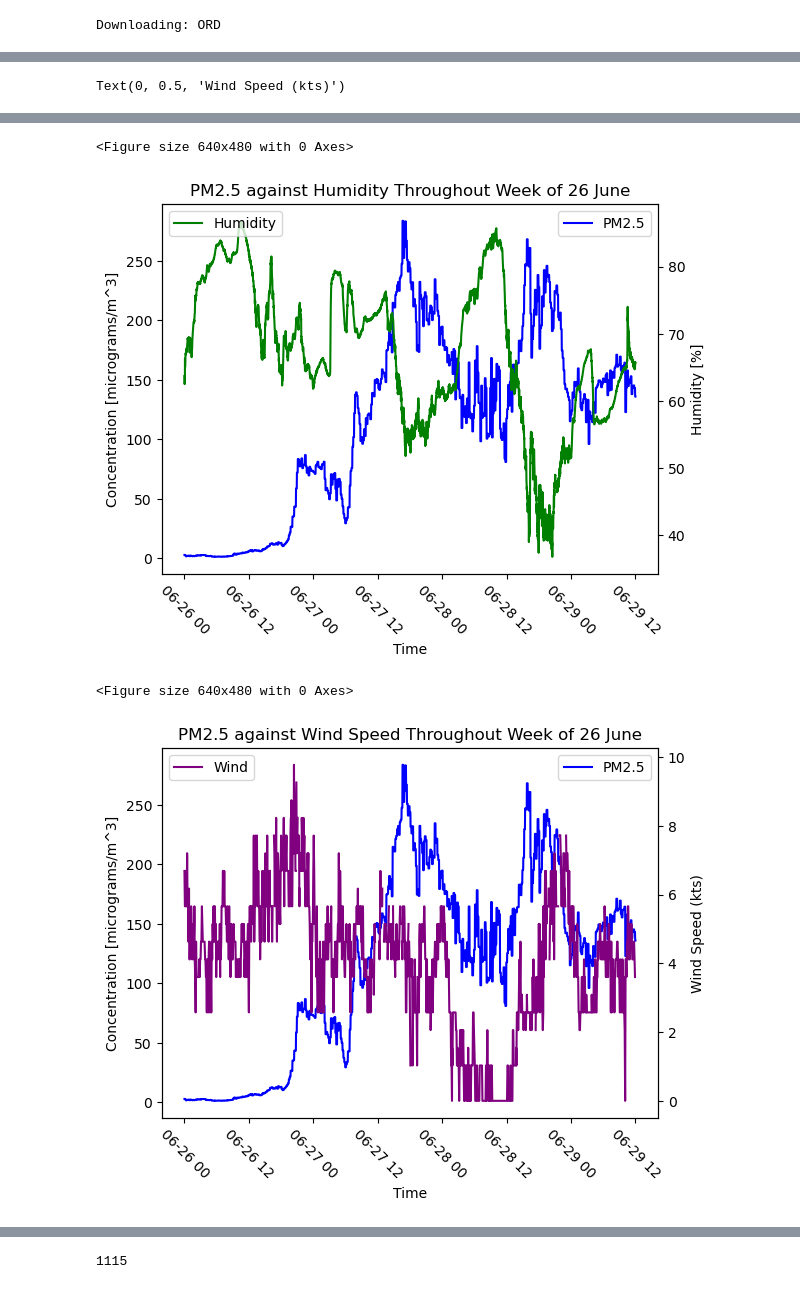
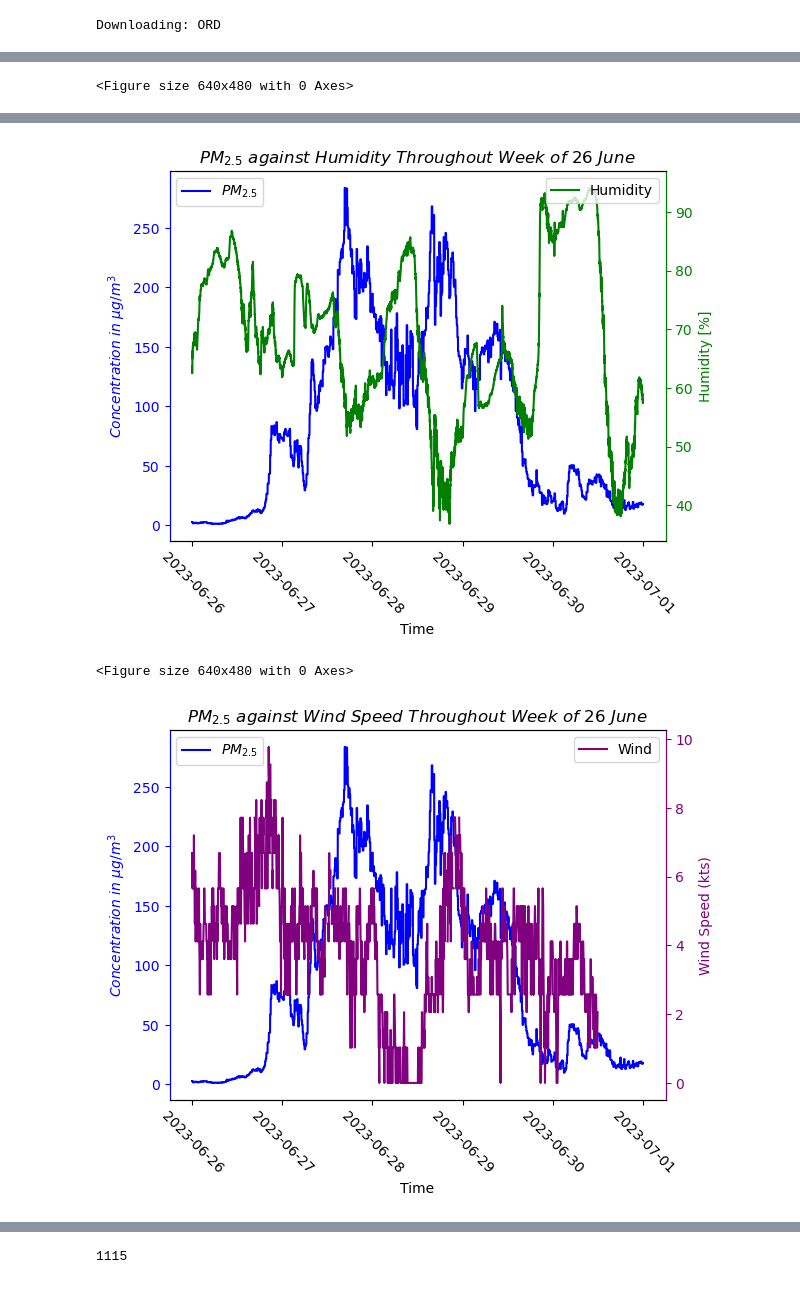
Before and after one commit to EVS-ATMOS/air-quality-sensors, a Jupyter notebook: notebooks/chicago_wildifre.ipynb, the cells around one changed output, grey strips where cells are left out. Drawn from its saved outputs; the diff is of its cells as text; code cells hidden in the pictures.

```diff
--- a/notebooks/chicago_wildifre.ipynb
+++ b/notebooks/chicago_wildifre.ipynb
@@ -39,7 +52,7 @@ warnings.filterwarnings("ignore")
 # %%
 ## NEIU AQT
 df_aq = sage_data_client.query(start = "2023-06-26" + 'T' + "00:00:00" + 'Z',
-                               end = "2023-06-29" + 'T' + "12:00:00" + 'Z',
+                               end = "2023-07-01" + 'T' + "00:00:00" + 'Z',
                                filter={
                                         "plugin": "registry.sagecontinuum.org/jrobrien/waggle-aqt:0.23.5.*",
                                        }
@@ -77,7 +90,7 @@ dp = dewpoint_from_relative_humidity( aqvals.temp.to_numpy() * units.degC,
 
 aqvals['dewpoint'] = dp
 # %%
-time_window = [datetime(2023, 6, 26, 0, 0), datetime(2023, 6, 29, 12, 0)]
+time_window = [datetime(2023, 6, 26, 0, 0), datetime(2023, 7, 1, 0, 0)]
 my_asoses = act.discovery.get_asos(time_window, station="ORD")
 # %% [output]
 Downloading: ORD
@@ -111,43 +127,58 @@ plt.legend()
 ## Making cocnentrations of PM2.5 against various values
 
 fig, ax1 = plt.subplots()
-plt.plot(pm25["timestamp"], pm25["value"], color="Blue", label="PM2.5")
+plt.plot(pm25["timestamp"], pm25["value"], color="Blue", label="$PM_{2.5}$")
 plt.xticks(rotation=315)
 plt.xlabel("Time")
-plt.ylabel("Concentration [micrograms/m^3]")
-plt.legend()
-plt.title("PM2.5 against Temperature Throughout Week of 26 June")
+plt.ylabel("$Concentration\ in\ \mu g/m^3$", color="Blue")
+plt.legend(loc=2)
+ax1.tick_params(axis="y", colors="blue")
+plt.title("$PM_{2.5}\ against\ Temperature\ Throughout\ Week\ of\ 26\ June$")
 
 ax2 = ax1.twinx()
 plt.plot(aqtemp["timestamp"], aqtemp["value"], color="Red", label="Temperature")
-plt.legend()
-plt.ylabel("Temperature [C]")
+plt.legend(loc=1)
+ax2.spines["left"].set_color("blue")
+ax2.spines["right"].set_color("red")
+ax2.tick_params(axis="y", colors="red")
+plt.ylabel("$Temperature\ in\ \degree C$", color="red")
+plt.savefig("26_June_Temperature_PM25")
 
 plt.figure()
 fig, ax1 = plt.subplots()
-plt.plot(pm25["timestamp"], pm25["value"], color="Blue", label="PM2.5")
+plt.plot(pm25["timestamp"], pm25["value"], color="Blue", label="$PM_{2.5}$")
 plt.xticks(rotation=315)
 plt.xlabel("Time")
-plt.ylabel("Concentration [micrograms/m^3]")
-plt.legend()
-plt.title("PM2.5 against Humidity Throughout Week of 26 June")
+ax1.tick_params(axis="y", colors="blue")
+plt.ylabel("$Concentration\ in\ \mu g/m^3$", color="blue")
+plt.legend(loc=2)
+plt.title("$PM_{2.5}\ against\ Humidity\ Throughout\ Week\ of\ 26\ June$")
 
 ax2 = ax1.twinx()
 plt.plot(aqhum["timestamp"], aqhum["value"], color="Green", label="Humidity")
-plt.legend(loc=2)
-plt.ylabel("Humidity [%]")
+plt.legend(loc=1)
+plt.ylabel("Humidity [%]", color="green")
+ax2.spines["left"].set_color("blue")
+ax2.spines["right"].set_color("green")
+ax2.tick_params(axis="y", colors="green")
+plt.savefig("26_June_Humidity_PM25")
 
 plt.figure()
 fig, ax1 = plt.subplots()
-plt.plot(pm25["timestamp"], pm25["value"], color="Blue", label="PM2.5")
+plt.plot(pm25["timestamp"], pm25["value"], color="Blue", label="$PM_{2.5}$")
 plt.xticks(rotation=315)
 plt.xlabel("Time")
-plt.ylabel("Concentration [micrograms/m^3]")
-plt.legend()
-plt.title("PM2.5 against Wind Speed Throughout Week of 26 June")
+ax1.tick_params(axis="y", colors="blue")
+plt.ylabel("$Concentration\ in\ \mu g/m^3$", color="blue")
+plt.legend(loc=2)
+plt.title("$PM_{2.5}\ against\ Wind\ Speed\ Throughout\ Week\ of\ 26\ June$")
 
 ax2 = ax1.twinx()
 plt.plot(my_asoses["ORD"].time, wind_speed, color="Purple", label="Wind")
-plt.legend(loc=2)
-plt.ylabel("Wind Speed (kts)")
+plt.legend(loc=1)
+ax2.spines["left"].set_color("blue")
+ax2.spines["right"].set_color("purple")
+ax2.tick_params(axis="y", colors="purple")
+plt.ylabel("Wind Speed (kts)", color="purple")
+plt.savefig("26_June_Wind_Speed_PM25")
 # %% [output]
@@ -154 +186 @@ plt.ylabel("Wind Speed (kts)")
-Text(0, 0.5, 'Wind Speed (kts)')
+<Figure size 640x480 with 0 Axes>
@@ -156,6 +187,5 @@ Text(0, 0.5, 'Wind Speed (kts)')
+[figure, new version]
 <Figure size 640x480 with 0 Axes>
-[figure, old version]
-<Figure size 640x480 with 0 Axes>
-[figure, old version]
+[figure, new version]
 # %%
 ## Making a scatterplot of wind direction and PM2.5 Concentration
```
Also changed, not shown: parts of 11 cells of this notebook, 1 other file.
